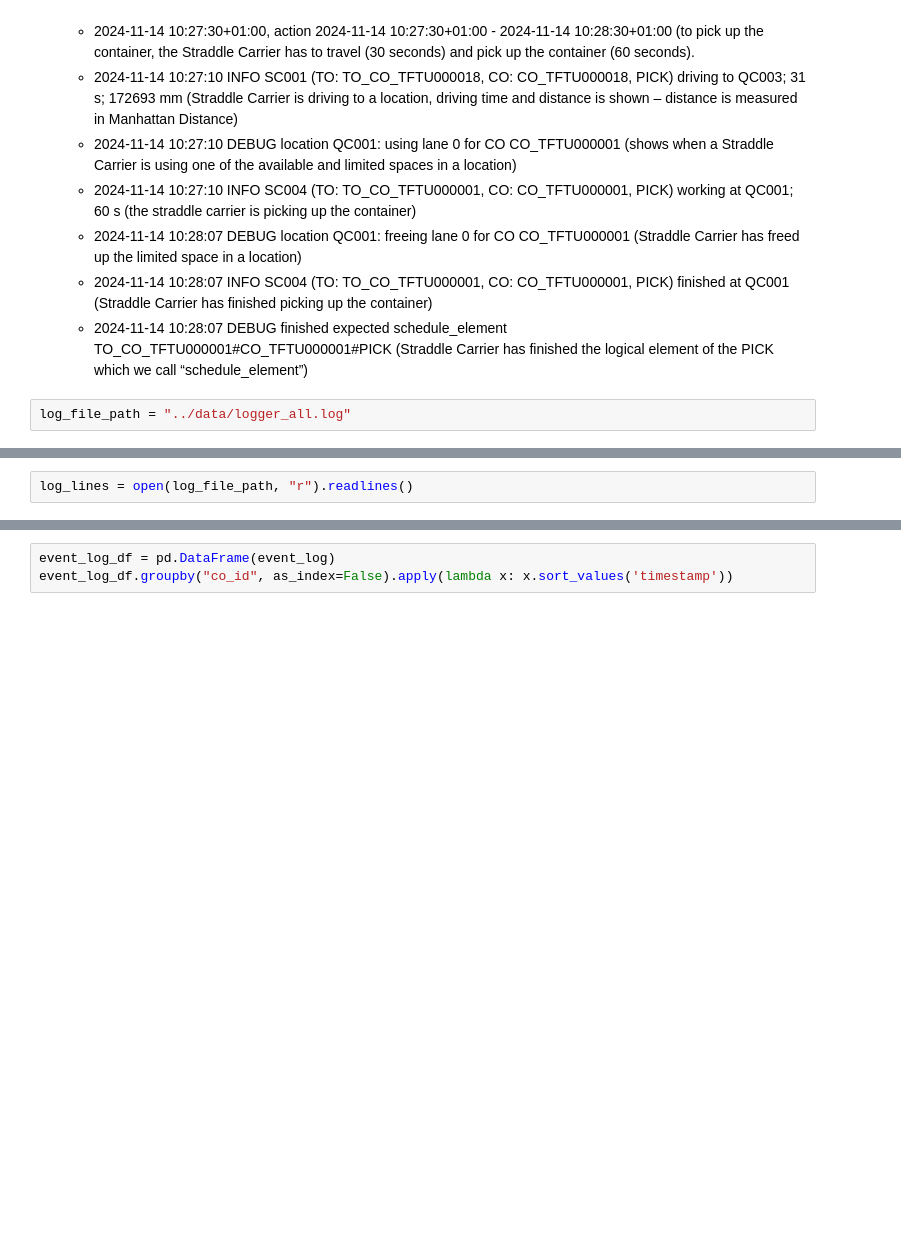
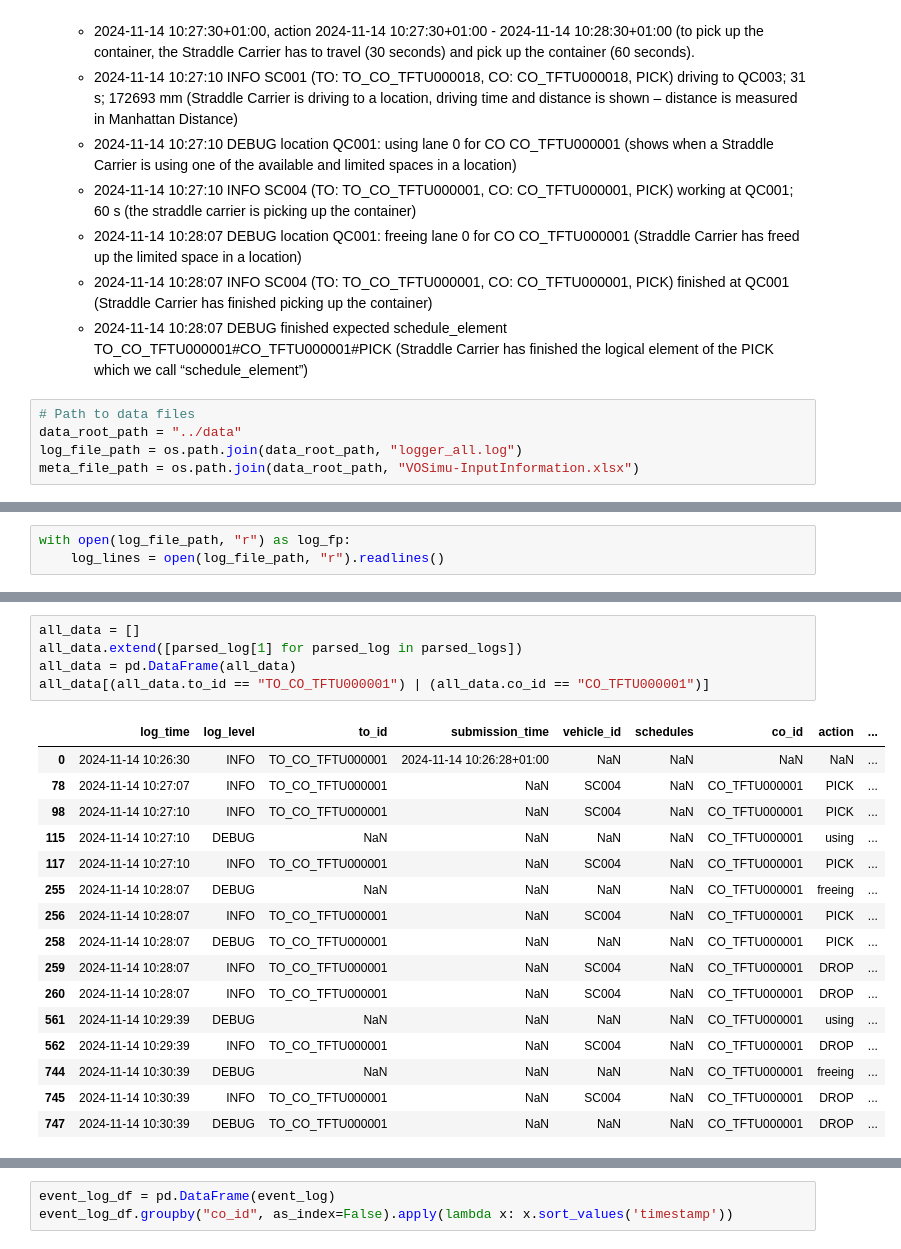
Before and after one commit to alpharmike/vehicle-simulation-analysis, a Jupyter notebook: notebooks/log_parser.ipynb, the cells around one changed output, grey strips where cells are left out. Saved outputs shown, nothing was run; the diff lists cells and outputs as text; blank space fills up the shorter version.

```diff
--- a/notebooks/log_parser.ipynb
+++ b/notebooks/log_parser.ipynb
@@ -21,4 +24,7 @@ import pandas as pd
     - 2024-11-14 10:28:07 INFO SC004 (TO: TO_CO_TFTU000001, CO: CO_TFTU000001, PICK) finished at QC001 (Straddle Carrier has finished picking up the container)
     - 2024-11-14 10:28:07 DEBUG finished expected schedule_element TO_CO_TFTU000001#CO_TFTU000001#PICK (Straddle Carrier has finished the logical element of the PICK which we call “schedule_element”)
 # %%
-log_file_path = "../data/logger_all.log"
+# Path to data files
+data_root_path = "../data"
+log_file_path = os.path.join(data_root_path, "logger_all.log")
+meta_file_path = os.path.join(data_root_path, "VOSimu-InputInformation.xlsx")
@@ -25,3 +53,4 @@ log_file_path = "../data/logger_all.log"
 # %%
-log_lines = open(log_file_path, "r").readlines()
+with open(log_file_path, "r") as log_fp:
+    log_lines = open(log_file_path, "r").readlines()
 # %%
@@ -193,3 +376,25 @@ pd.DataFrame(sample_container_info)
+# %%
+all_data = []
+all_data.extend([parsed_log[1] for parsed_log in parsed_logs])
+all_data = pd.DataFrame(all_data)
+all_data[(all_data.to_id == "TO_CO_TFTU000001") | (all_data.co_id == "CO_TFTU000001")]
+# %% [output]
+|  | log_time | log_level | to_id | submission_time | vehicle_id | schedules | co_id | action | ... |
+| 0 | 2024-11-14 10:26:30 | INFO | TO_CO_TFTU000001 | 2024-11-14 10:26:28+01:00 | NaN | NaN | NaN | NaN | ... |
+| 78 | 2024-11-14 10:27:07 | INFO | TO_CO_TFTU000001 | NaN | SC004 | NaN | CO_TFTU000001 | PICK | ... |
+| 98 | 2024-11-14 10:27:10 | INFO | TO_CO_TFTU000001 | NaN | SC004 | NaN | CO_TFTU000001 | PICK | ... |
+| 115 | 2024-11-14 10:27:10 | DEBUG | NaN | NaN | NaN | NaN | CO_TFTU000001 | using | ... |
+| 117 | 2024-11-14 10:27:10 | INFO | TO_CO_TFTU000001 | NaN | SC004 | NaN | CO_TFTU000001 | PICK | ... |
+| 255 | 2024-11-14 10:28:07 | DEBUG | NaN | NaN | NaN | NaN | CO_TFTU000001 | freeing | ... |
+| 256 | 2024-11-14 10:28:07 | INFO | TO_CO_TFTU000001 | NaN | SC004 | NaN | CO_TFTU000001 | PICK | ... |
+| 258 | 2024-11-14 10:28:07 | DEBUG | TO_CO_TFTU000001 | NaN | NaN | NaN | CO_TFTU000001 | PICK | ... |
+| 259 | 2024-11-14 10:28:07 | INFO | TO_CO_TFTU000001 | NaN | SC004 | NaN | CO_TFTU000001 | DROP | ... |
+| 260 | 2024-11-14 10:28:07 | INFO | TO_CO_TFTU000001 | NaN | SC004 | NaN | CO_TFTU000001 | DROP | ... |
+| 561 | 2024-11-14 10:29:39 | DEBUG | NaN | NaN | NaN | NaN | CO_TFTU000001 | using | ... |
+| 562 | 2024-11-14 10:29:39 | INFO | TO_CO_TFTU000001 | NaN | SC004 | NaN | CO_TFTU000001 | DROP | ... |
+| 744 | 2024-11-14 10:30:39 | DEBUG | NaN | NaN | NaN | NaN | CO_TFTU000001 | freeing | ... |
+| 745 | 2024-11-14 10:30:39 | INFO | TO_CO_TFTU000001 | NaN | SC004 | NaN | CO_TFTU000001 | DROP | ... |
+| 747 | 2024-11-14 10:30:39 | DEBUG | TO_CO_TFTU000001 | NaN | NaN | NaN | CO_TFTU000001 | DROP | ... |
 # %%
 event_log = []
 for pattern, log_data in parsed_logs:
```
Also changed, not shown: parts of 27 cells of this notebook, 1 other file.
